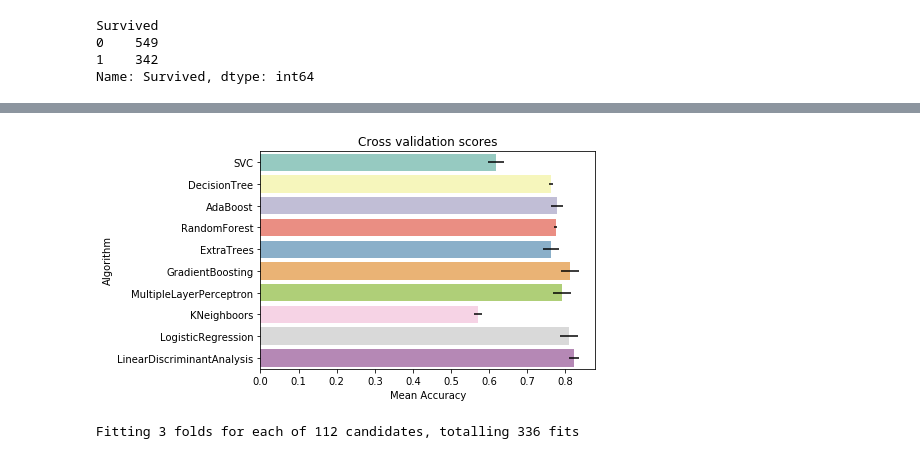
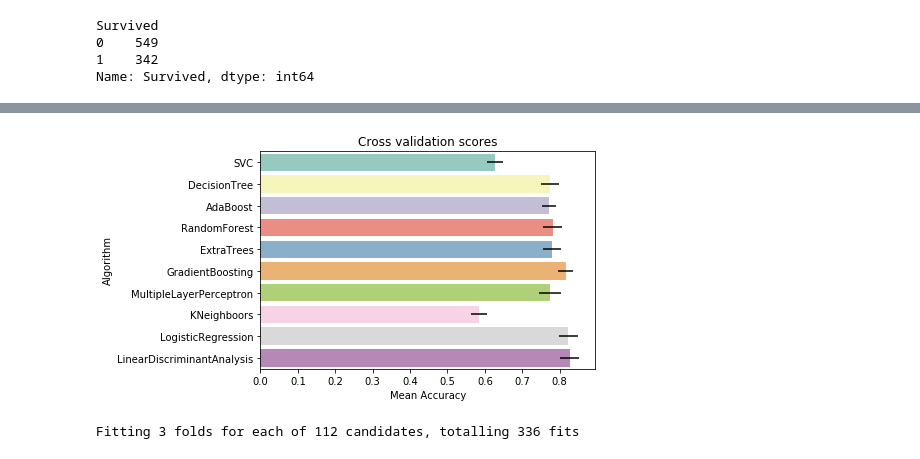
Before and after one commit to Pantoja87/Titanic-Disaster, a Jupyter notebook: TITANIC.ipynb, the cells around one changed output, grey strips where cells are left out. Saved outputs shown, nothing was run; the diff lists cells and outputs as text; code cells hidden in the pictures.

```diff
--- a/TITANIC.ipynb
+++ b/TITANIC.ipynb
@@ -827,3 +694,37 @@ memory usage: 255.7+ KB
+# %%
+label_encoder  = LabelEncoder()
+label_encoder  = label_encoder.fit(titanic.Pclass)
+titanic['OneHt_Ft_Pclass'] = label_encoder.transform(titanic.Pclass)
+
+label_encoder  = LabelEncoder()
+label_encoder  = label_encoder.fit(titanic.Sex)
+titanic['OneHt_Ft_Sex'] = label_encoder.transform(titanic.Sex)
+
+
+label_encoder  = LabelEncoder()
+label_encoder  = label_encoder.fit(titanic.Ft_Cabin)
+titanic['OneHt_Ft_Cabin'] = label_encoder.transform(titanic.Ft_Cabin)
+
+label_encoder  = LabelEncoder()
+label_encoder  = label_encoder.fit(titanic.Title)
+titanic['OneHt_Ft_Title'] = label_encoder.transform(titanic.Title)
+
+
+label_encoder  = LabelEncoder()
+label_encoder  = label_encoder.fit(titanic.Embarked)
+titanic['OneHt_Embarked'] = label_encoder.transform(titanic.Embarked)
+
+label_encoder  = LabelEncoder()
+label_encoder  = label_encoder.fit(titanic.Fx_Age)
+titanic['OneHt_Fx_Age'] = label_encoder.transform(titanic.Fx_Age)
+
+label_encoder  = LabelEncoder()
+label_encoder  = label_encoder.fit(titanic.Fx_Fare)
+titanic['OneHt_Fx_Fare'] = label_encoder.transform(titanic.Fx_Fare)
+
+label_encoder  = LabelEncoder()
+label_encoder  = label_encoder.fit(titanic.Ft_Prioridade)
+titanic['OneHt_Ft_Prioridade'] = label_encoder.transform(titanic.Ft_Prioridade)
 # %%
 feture=titanic[['Survived',
 'OneHt_Ft_Pclass',
@@ -848,13 +749,15 @@ g = sns.heatmap(feture.corr(),annot=True, fmt = ".2f", cmap = "coolwarm", linewi
 # %% [markdown]
 ## Binarização
 # %%
-titanic = pd.get_dummies(titanic, columns = ["OneHt_Ft_Pclass"] , prefix="BIN_Pclass")
-titanic = pd.get_dummies(titanic, columns = ["OneHt_Ft_Sex"]    , prefix="BIN_Sex")
-titanic = pd.get_dummies(titanic, columns = ["OneHt_Ft_Prioridade"], prefix="BIN_Prioridade")
+#titanic = pd.get_dummies(titanic, columns = ["OneHt_Ft_Pclass"] , prefix="BIN_Pclass")
+#titanic = pd.get_dummies(titanic, columns = ["OneHt_Ft_Sex"]    , prefix="BIN_Sex")
+#titanic = pd.get_dummies(titanic, columns = ["OneHt_Ft_Prioridade"], prefix="BIN_Prioridade")
 
 titanic = pd.get_dummies(titanic, columns = ["OneHt_Ft_Cabin"]  , prefix="BIN_Ft_Cabin"  ,drop_first=True)
 titanic = pd.get_dummies(titanic, columns = ["OneHt_Embarked"]  , prefix="BIN_Embarked"  ,drop_first=True)
 titanic = pd.get_dummies(titanic, columns = ["OneHt_Civil"]     , prefix="BIN_Civil"     ,drop_first=True)
+titanic = pd.get_dummies(titanic, columns = ["OneHt_Fx_Age"]   , prefix="BIN_Fx_Age"   ,drop_first=True)
+
 titanic = pd.get_dummies(titanic, columns = ["OneHt_Fx_Fare"]   , prefix="BIN_Fx_Fare"   ,drop_first=True)
 titanic = pd.get_dummies(titanic, columns = ["OneHt_Ft_Deck"]   , prefix="BIN_Ft_Deck"   ,drop_first=True)
 titanic = pd.get_dummies(titanic, columns = ["OneHt_Ft_Title"]  , prefix="BIN_Ft_Title"  ,drop_first=True)
@@ -967,37 +870,37 @@ array([[100,   0,   0, ...,   0,   0,   0],
 # %%
 # Modeling step Test differents algorithms
-kfold = StratifiedKFold(n_splits=3)
+kfold = StratifiedKFold(n_splits=5)
 random_state = 2
 classifiers = []
 classifiers.append(SVC(random_state=random_state))
 classifiers.append(DecisionTreeClassifier(random_state=random_state))
 classifiers.append(AdaBoostClassifier(DecisionTreeClassifier(random_state=random_state),random_state=random_state,learning_rate=0.1))
 classifiers.append(RandomForestClassifier(random_state=random_state))
 classifiers.append(ExtraTreesClassifier(random_state=random_state))
 classifiers.append(GradientBoostingClassifier(random_state=random_state))
 classifiers.append(MLPClassifier(random_state=random_state))
 classifiers.append(KNeighborsClassifier())
 classifiers.append(LogisticRegression(random_state = random_state))
 classifiers.append(LinearDiscriminantAnalysis())
 
 cv_results = []
 for classifier in classifiers :
     cv_results.append(cross_val_score(classifier, X_train, y = y_train, scoring = "accuracy", cv = kfold, n_jobs=4))
 
 cv_means = []
 cv_std = []
 for cv_result in cv_results:
     cv_means.append(cv_result.mean())
     cv_std.append(cv_result.std())
 
 cv_res = pd.DataFrame({"CrossValMeans":cv_means,"CrossValerrors": cv_std,"Algorithm":["SVC","DecisionTree","AdaBoost",
 "RandomForest","ExtraTrees","GradientBoosting","MultipleLayerPerceptron","KNeighboors","LogisticRegression","LinearDiscriminantAnalysis"]})
 
 g = sns.barplot("CrossValMeans","Algorithm",data = cv_res, palette="Set3",orient = "h",**{'xerr':cv_std})
 g.set_xlabel("Mean Accuracy")
 g = g.set_title("Cross validation scores")
 # %% [output]
-[figure, old version]
+[figure, new version]
 # %%
 # Adaboost
 DTC = DecisionTreeClassifier()
```
Also changed, not shown: parts of 83 cells of this notebook.
